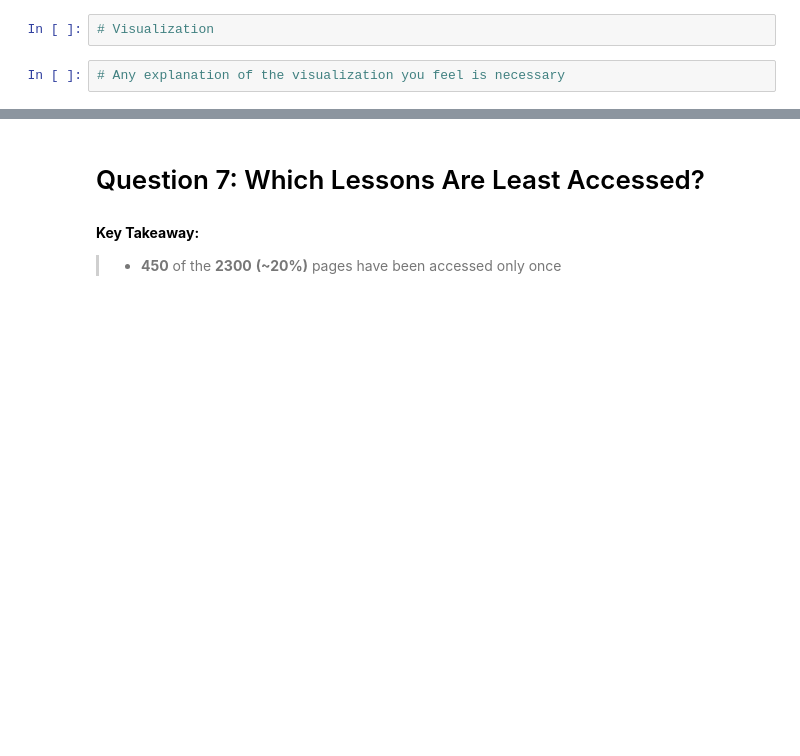
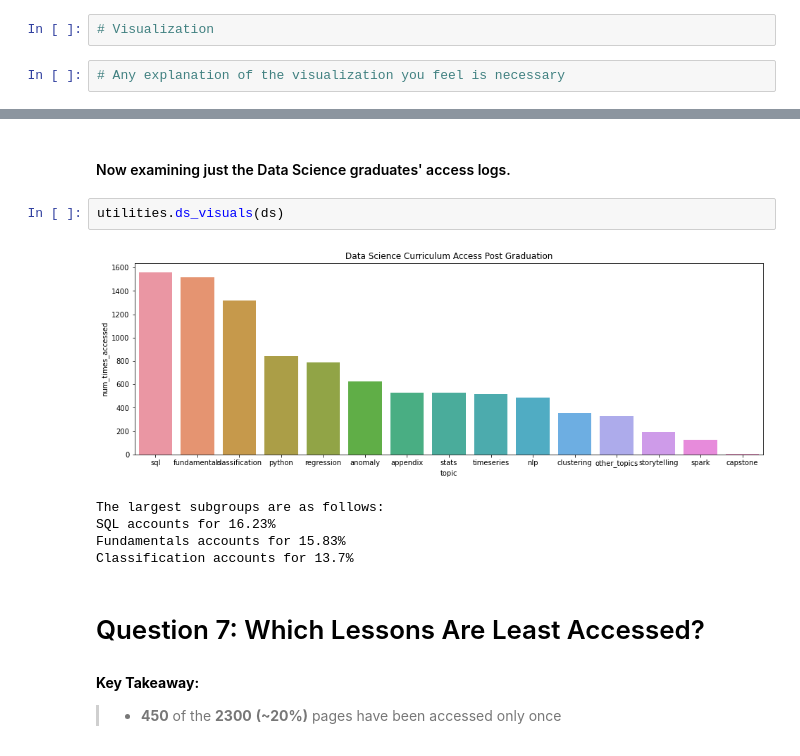
Before and after one commit to AACKV/anomaly_detection_project, a Jupyter notebook: final_report.ipynb, the cells around one changed output, grey strips where cells are left out. Saved outputs shown, nothing was run; the diff lists cells and outputs as text; blank space fills up the shorter version.

```diff
--- a/final_report.ipynb
+++ b/final_report.ipynb
@@ -43,3 +82,13 @@ df = wrangle.wrangle_logs()
+# %% [markdown]
+#### Now examining just the Data Science graduates' access logs.
+# %%
+utilities.ds_visuals(ds)
+# %% [output]
+[figure, added]
+The largest subgroups are as follows:
+SQL accounts for 16.23%
+Fundamentals accounts for 15.83%
+Classification accounts for 13.7%
 # %% [markdown]
 # Question 7: Which Lessons Are Least Accessed?
 # %% [markdown]
```
Also changed, not shown: parts of 12 cells of this notebook.
